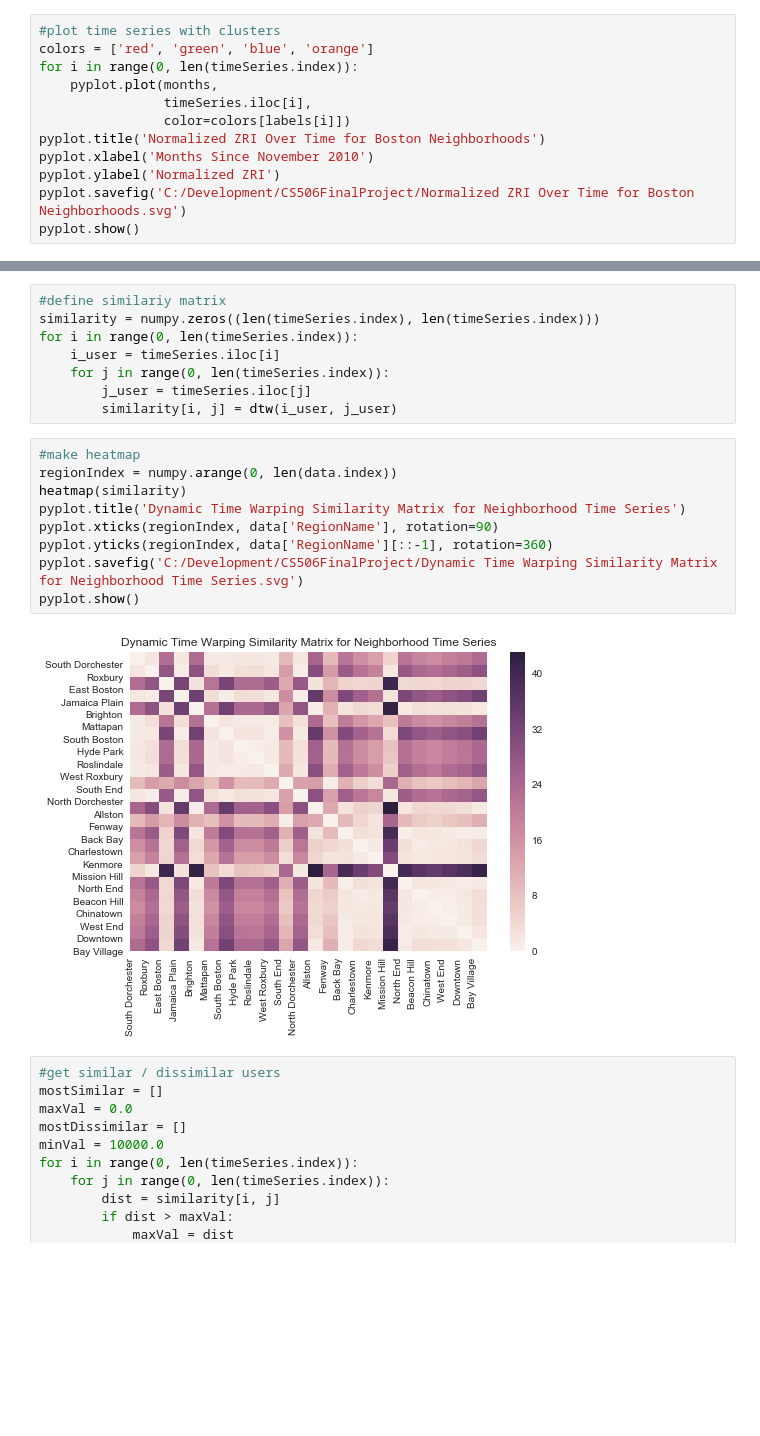
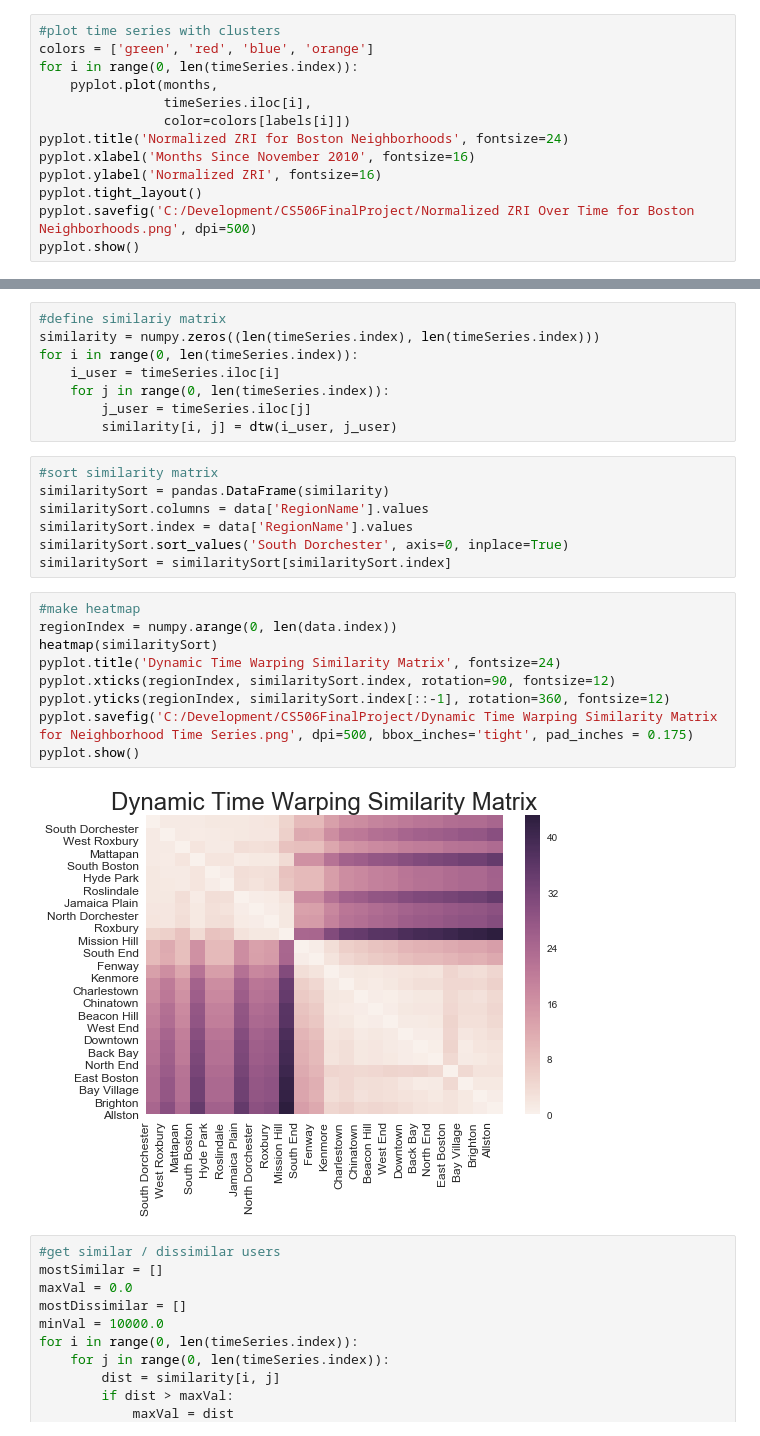
Before and after one commit to weizhongg/Boston-rental-prices-CS-506-project, a Jupyter notebook: Final Project.ipynb, the cells around one changed output, grey strips where cells are left out. Drawn from its saved outputs; the diff is of its cells as text; blank space fills up the shorter version.

```diff
--- a/Final Project.ipynb
+++ b/Final Project.ipynb
@@ -240,14 +240,15 @@ kmeans.fit_predict(timeSeries)
 labels = kmeans.labels_
 # %%
 #plot time series with clusters
-colors = ['red', 'green', 'blue', 'orange']
+colors = ['green', 'red', 'blue', 'orange']
 for i in range(0, len(timeSeries.index)):
     pyplot.plot(months,
                 timeSeries.iloc[i],
                 color=colors[labels[i]])
-pyplot.title('Normalized ZRI Over Time for Boston Neighborhoods')
-pyplot.xlabel('Months Since November 2010')
-pyplot.ylabel('Normalized ZRI')
-pyplot.savefig('C:/Development/CS506FinalProject/Normalized ZRI Over Time for Boston Neighborhoods.svg')
+pyplot.title('Normalized ZRI for Boston Neighborhoods', fontsize=24)
+pyplot.xlabel('Months Since November 2010', fontsize=16)
+pyplot.ylabel('Normalized ZRI', fontsize=16)
+pyplot.tight_layout()
+pyplot.savefig('C:/Development/CS506FinalProject/Normalized ZRI Over Time for Boston Neighborhoods.png', dpi=500)
 pyplot.show()
 # %% [output]
@@ -280,17 +281,24 @@ for i in range(0, len(timeSeries.index)):
     for j in range(0, len(timeSeries.index)):
         j_user = timeSeries.iloc[j]
         similarity[i, j] = dtw(i_user, j_user)
+# %%
+#sort similarity matrix
+similaritySort = pandas.DataFrame(similarity)
+similaritySort.columns = data['RegionName'].values
+similaritySort.index = data['RegionName'].values
+similaritySort.sort_values('South Dorchester', axis=0, inplace=True)
+similaritySort = similaritySort[similaritySort.index]
 # %%
 #make heatmap
 regionIndex = numpy.arange(0, len(data.index))
-heatmap(similarity)
-pyplot.title('Dynamic Time Warping Similarity Matrix for Neighborhood Time Series')
-pyplot.xticks(regionIndex, data['RegionName'], rotation=90)
-pyplot.yticks(regionIndex, data['RegionName'][::-1], rotation=360)
-pyplot.savefig('C:/Development/CS506FinalProject/Dynamic Time Warping Similarity Matrix for Neighborhood Time Series.svg')
+heatmap(similaritySort)
+pyplot.title('Dynamic Time Warping Similarity Matrix', fontsize=24)
+pyplot.xticks(regionIndex, similaritySort.index, rotation=90, fontsize=12)
+pyplot.yticks(regionIndex, similaritySort.index[::-1], rotation=360, fontsize=12)
+pyplot.savefig('C:/Development/CS506FinalProject/Dynamic Time Warping Similarity Matrix for Neighborhood Time Series.png', dpi=500, bbox_inches='tight', pad_inches = 0.175)
 pyplot.show()
 # %% [output]
-[figure, old version]
+[figure, new version]
 # %%
 #get similar / dissimilar users
 mostSimilar = []
```
Also changed, not shown: parts of 5 cells of this notebook, 9 other files.
